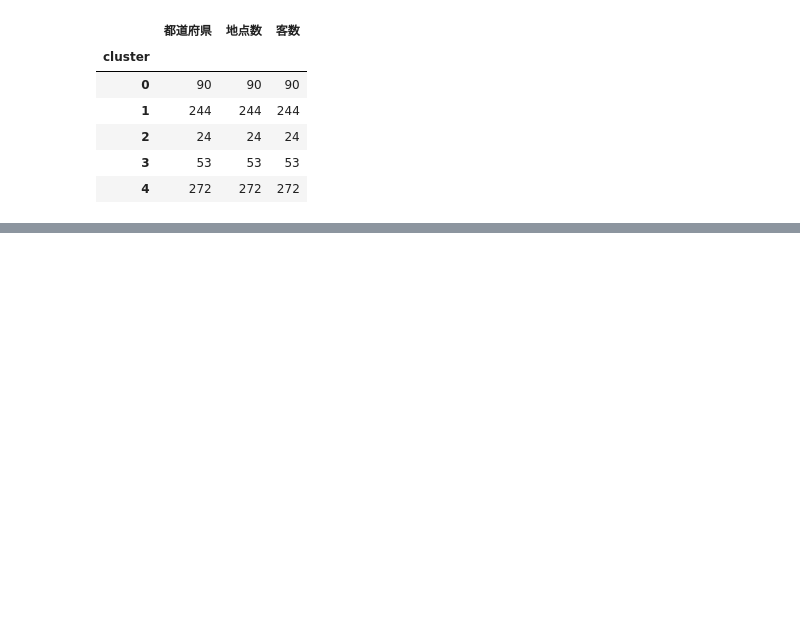
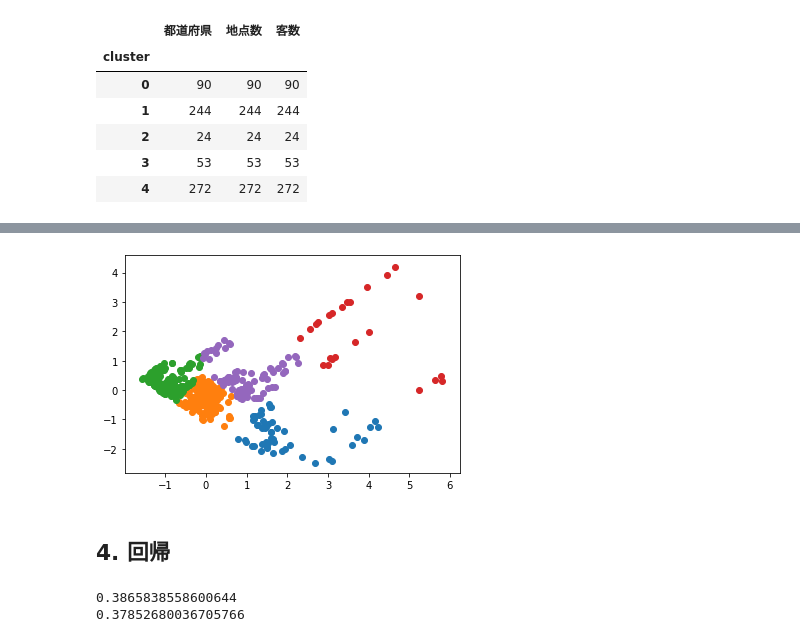
Before and after one commit to yutachaan/toursit_analysis, a Jupyter notebook: kadai.ipynb, the cells around one changed output, grey strips where cells are left out. Cells and saved outputs as stored; diff of their text form; code cells hidden in the pictures; blank space fills up the shorter version.

```diff
--- a/kadai.ipynb
+++ b/kadai.ipynb
@@ -193,0 +173,26 @@ purpose_mean
+# %%
+X = purpose_sc
+pca = PCA(n_components=2)
+pca.fit(X)
+x_pca = pca.transform(X)
+pca_df = pd.DataFrame(x_pca)
+pca_df["cluster"] = purpose["cluster"]
+
+for i in purpose["cluster"].unique():
+    tmp = pca_df.loc[pca_df["cluster"]==i]
+    plt.scatter(tmp[0], tmp[1])
+# %% [output]
+[figure, added]
+# %% [markdown]
+## 4. 回帰
+# %%
+model = linear_model.LinearRegression()
+X = jp[["県内_宿泊", "県内_日帰り", "県外_宿泊", "県外_日帰り"]]
+y = jp["消費額単価"]
+X_train, X_test, y_train, y_test = sklearn.model_selection.train_test_split(X, y)
+model.fit(X_train, y_train)
+print(model.score(X_train, y_train))
+print(model.score(X_test, y_test))
+# %% [output]
+0.3865838558600644
+0.37852680036705766
```
Also changed, not shown: parts of 6 cells of this notebook, 6 other files.
